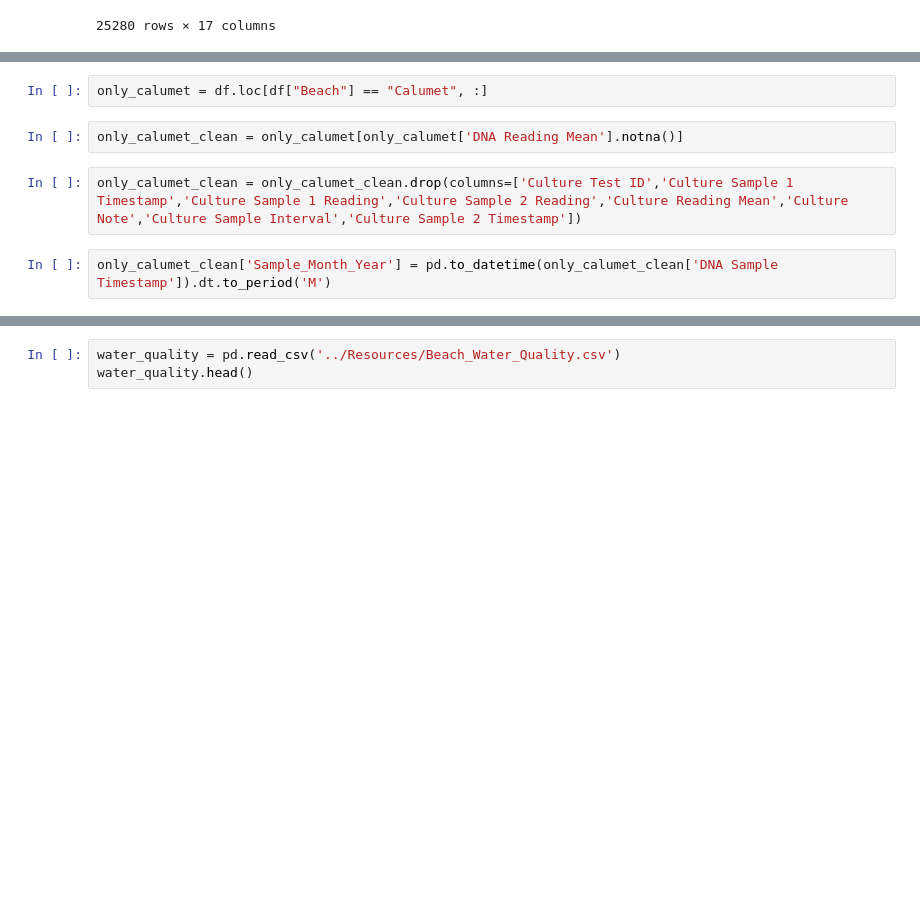
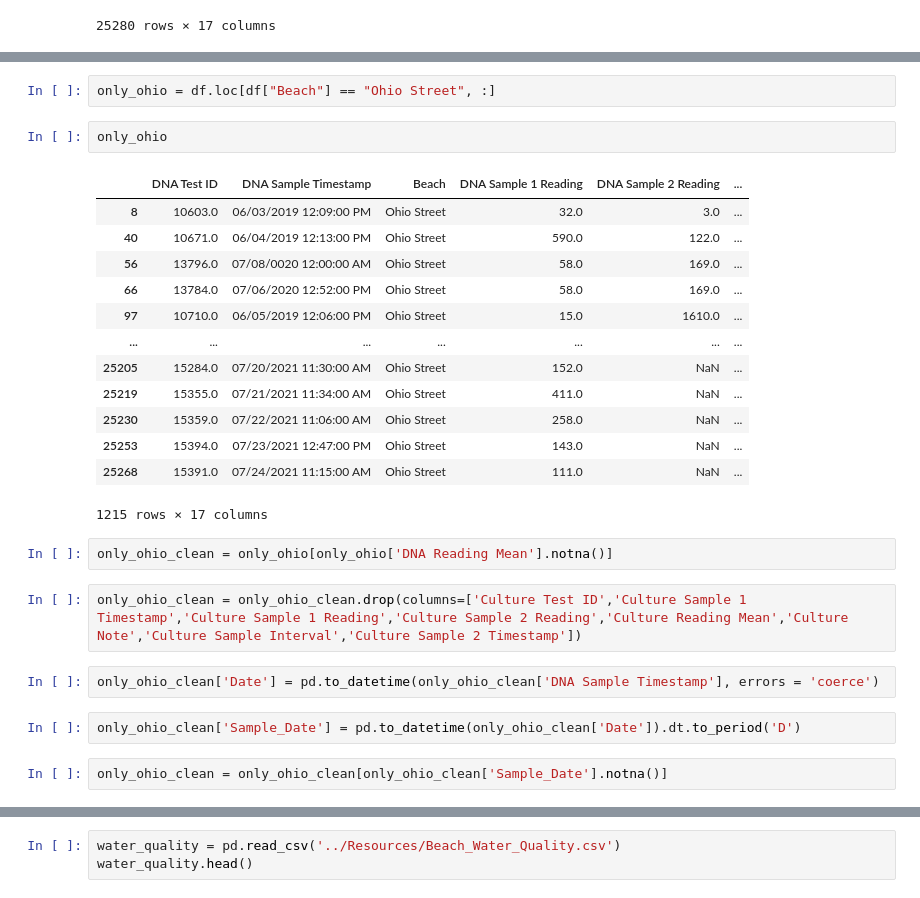
Before and after one commit to danielatuesta55/E_Coli_Chicago_Beaches, a Jupyter notebook: Jupyterlab Notebooks/Data_Cleanup_DNA.ipynb, the cells around one changed output, grey strips where cells are left out. Cells and saved outputs as stored; diff of their text form; blank space fills up the shorter version.

```diff
--- a/Jupyterlab Notebooks/Data_Cleanup_DNA.ipynb
+++ b/Jupyterlab Notebooks/Data_Cleanup_DNA.ipynb
@@ -43,11 +43,31 @@ Loyola                             251
 Fargo                               98
 Name: Beach, dtype: int64
 # %%
-only_calumet = df.loc[df["Beach"] == "Calumet", :]
+only_ohio = df.loc[df["Beach"] == "Ohio Street", :]
+# %%
+only_ohio
+# %% [output]
+|  | DNA Test ID | DNA Sample Timestamp | Beach | DNA Sample 1 Reading | DNA Sample 2 Reading | ... |
+| 8 | 10603.0 | 06/03/2019 12:09:00 PM | Ohio Street | 32.0 | 3.0 | ... |
+| 40 | 10671.0 | 06/04/2019 12:13:00 PM | Ohio Street | 590.0 | 122.0 | ... |
+| 56 | 13796.0 | 07/08/0020 12:00:00 AM | Ohio Street | 58.0 | 169.0 | ... |
+| 66 | 13784.0 | 07/06/2020 12:52:00 PM | Ohio Street | 58.0 | 169.0 | ... |
+| 97 | 10710.0 | 06/05/2019 12:06:00 PM | Ohio Street | 15.0 | 1610.0 | ... |
+| ... | ... | ... | ... | ... | ... | ... |
+| 25205 | 15284.0 | 07/20/2021 11:30:00 AM | Ohio Street | 152.0 | NaN | ... |
+| 25219 | 15355.0 | 07/21/2021 11:34:00 AM | Ohio Street | 411.0 | NaN | ... |
+| 25230 | 15359.0 | 07/22/2021 11:06:00 AM | Ohio Street | 258.0 | NaN | ... |
+| 25253 | 15394.0 | 07/23/2021 12:47:00 PM | Ohio Street | 143.0 | NaN | ... |
+| 25268 | 15391.0 | 07/24/2021 11:15:00 AM | Ohio Street | 111.0 | NaN | ... |
+1215 rows × 17 columns
 # %%
-only_calumet_clean = only_calumet[only_calumet['DNA Reading Mean'].notna()]
+only_ohio_clean = only_ohio[only_ohio['DNA Reading Mean'].notna()]
 # %%
-only_calumet_clean = only_calumet_clean.drop(columns=['Culture Test ID','Culture Sample 1 Timestamp','Culture Sample 1 Reading','Culture Sample 2 Reading','Culture Reading Mean','Culture Note','Culture Sample Interval','Culture Sample 2 Timestamp'])
+only_ohio_clean = only_ohio_clean.drop(columns=['Culture Test ID','Culture Sample 1 Timestamp','Culture Sample 1 Reading','Culture Sample 2 Reading','Culture Reading Mean','Culture Note','Culture Sample Interval','Culture Sample 2 Timestamp'])
 # %%
-only_calumet_clean['Sample_Month_Year'] = pd.to_datetime(only_calumet_clean['DNA Sample Timestamp']).dt.to_period('M')
+only_ohio_clean['Date'] = pd.to_datetime(only_ohio_clean['DNA Sample Timestamp'], errors = 'coerce')
+# %%
+only_ohio_clean['Sample_Date'] = pd.to_datetime(only_ohio_clean['Date']).dt.to_period('D')
+# %%
+only_ohio_clean = only_ohio_clean[only_ohio_clean['Sample_Date'].notna()]
 # %%
```
Also changed, not shown: parts of 3 cells of this notebook, 1 other file.
